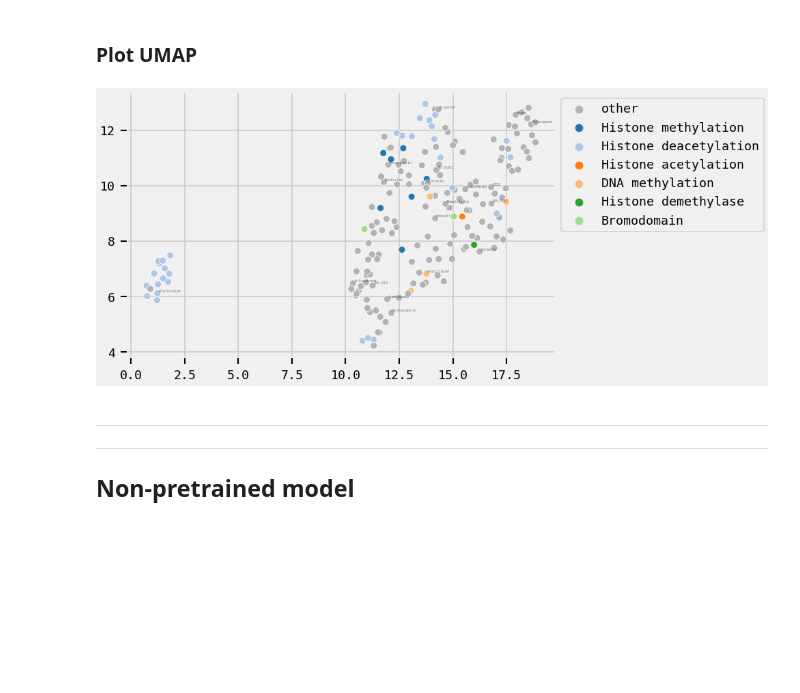
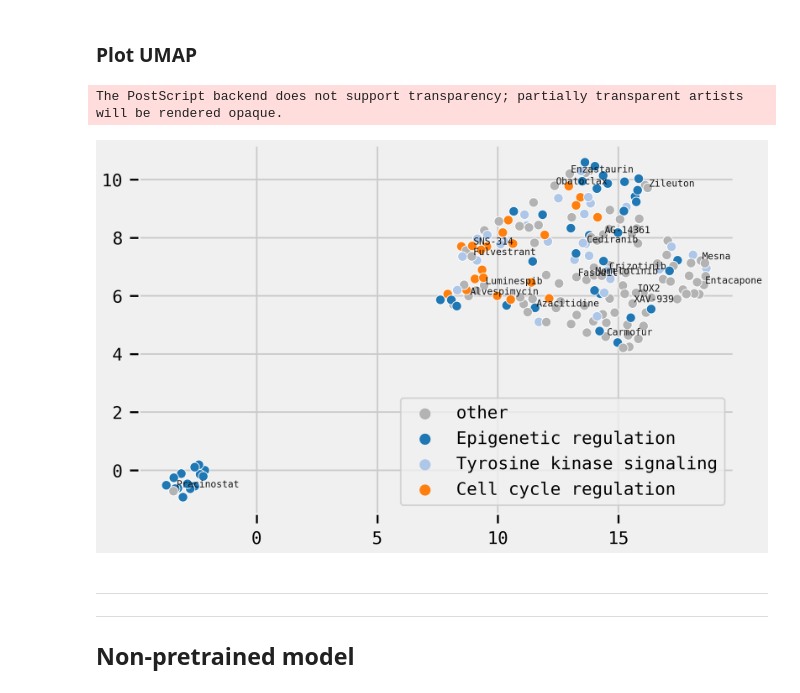
Before and after one commit to theislab/chemCPA, a Jupyter notebook: notebooks/CCPA_latent_drug_UMAP.ipynb, the cells around one changed output. Cells and saved outputs as stored; diff of their text form; code cells hidden in the pictures; blank space fills up the shorter version.

Commit message:
Minor updates for latent drug embedding plots

```diff
--- a/notebooks/CCPA_latent_drug_UMAP.ipynb
+++ b/notebooks/CCPA_latent_drug_UMAP.ipynb
@@ -15,11 +15,12 @@ import pandas as pd
 import scanpy as sc
 import seaborn as sn
 
+from compert.paths import FIGURE_DIR
 from utils import load_config, load_dataset, load_smiles, load_model, compute_drug_embeddings, compute_pred
 
 matplotlib.style.use("fivethirtyeight")
 matplotlib.style.use("seaborn-talk")
 matplotlib.rcParams['font.family'] = "monospace"
-matplotlib.rcParams['figure.dpi'] = 60
+matplotlib.rcParams['figure.dpi'] = 200
 matplotlib.pyplot.rcParams['savefig.facecolor'] = 'white'
 sn.set_context("poster")
@@ -55,10 +56,11 @@ def plot_umap(mapper,
     shift = 0.05
     for i, label in enumerate(drugs):
         if drugs[i] in ood_drugs:
-            ax.text(x=mapper[i,0]+shift, y=mapper[i,1]+shift,s=label,fontdict=dict(color='black', alpha=0.5, size=6))
+            ax.text(x=mapper[i,0]+shift, y=mapper[i,1]+shift,s=label,fontdict=dict(color='black', alpha=0.9, size=12))
     bbox = (1, 1)
 
-    plt.legend(bbox_to_anchor=bbox)
+#     plt.legend(bbox_to_anchor=bbox)
+    plt.legend(loc='best')
 # %% [markdown]
 # Load and analyse model
 * Define `seml_collection` and `model_hash` to load data and model
@@ -81,7 +83,8 @@ model_pretrained, embedding_pretrained = load_model(config, canon_smiles_unique_
 # %% [markdown]
 #### Define which drugs should be annotaded with list `ood_drugs`
 # %%
-ood_drugs = dataset.obs.condition[dataset.obs.split_ho_pathway.isin(['ood'])].unique().to_list()
+split_key = config['dataset']['data_params']['split_key']
+ood_drugs = dataset.obs.condition[dataset.obs[split_key].isin(['ood'])].unique().to_list()
 # %% [markdown]
 #### Get pathway level 2 annotation for clustering of drug embeddings
 # %%
@@ -116,14 +121,17 @@ mapper_pretrained = umap.UMAP(n_neighbors=25, min_dist=0.5).fit_transform(transf
 # %%
 plot_umap(
     mapper_pretrained,
     canon_smiles_unique_sorted,
-    smiles_to_pw_level2_map,
+    smiles_to_pathway_map,
     smiles_to_drug_map,
-    groups = groups_pw2,
+    groups = ["Epigenetic regulation", "Tyrosine kinase signaling", "Cell cycle regulation"],
     ood_drugs=ood_drugs
 )
+
+plt.savefig(FIGURE_DIR/'UMAP_embedding_pretrained.eps', format='eps', bbox_inches='tight')
 # %% [output]
+The PostScript backend does not support transparency; partially transparent artists will be rendered opaque.
-[figure, old version]
+[figure, new version]
 # %% [markdown]
 ___
 ___
```
Also changed, not shown: parts of 5 cells of this notebook, 1 other file.
